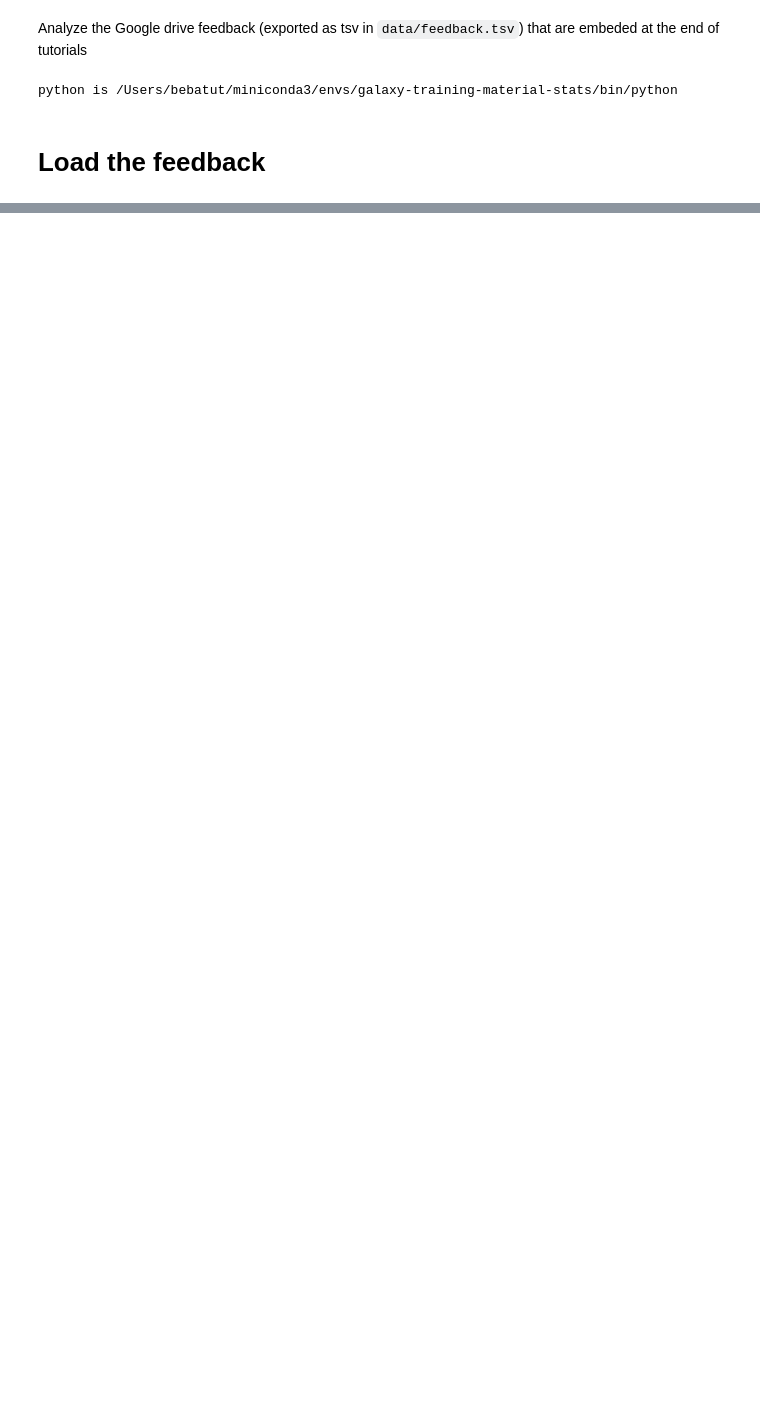
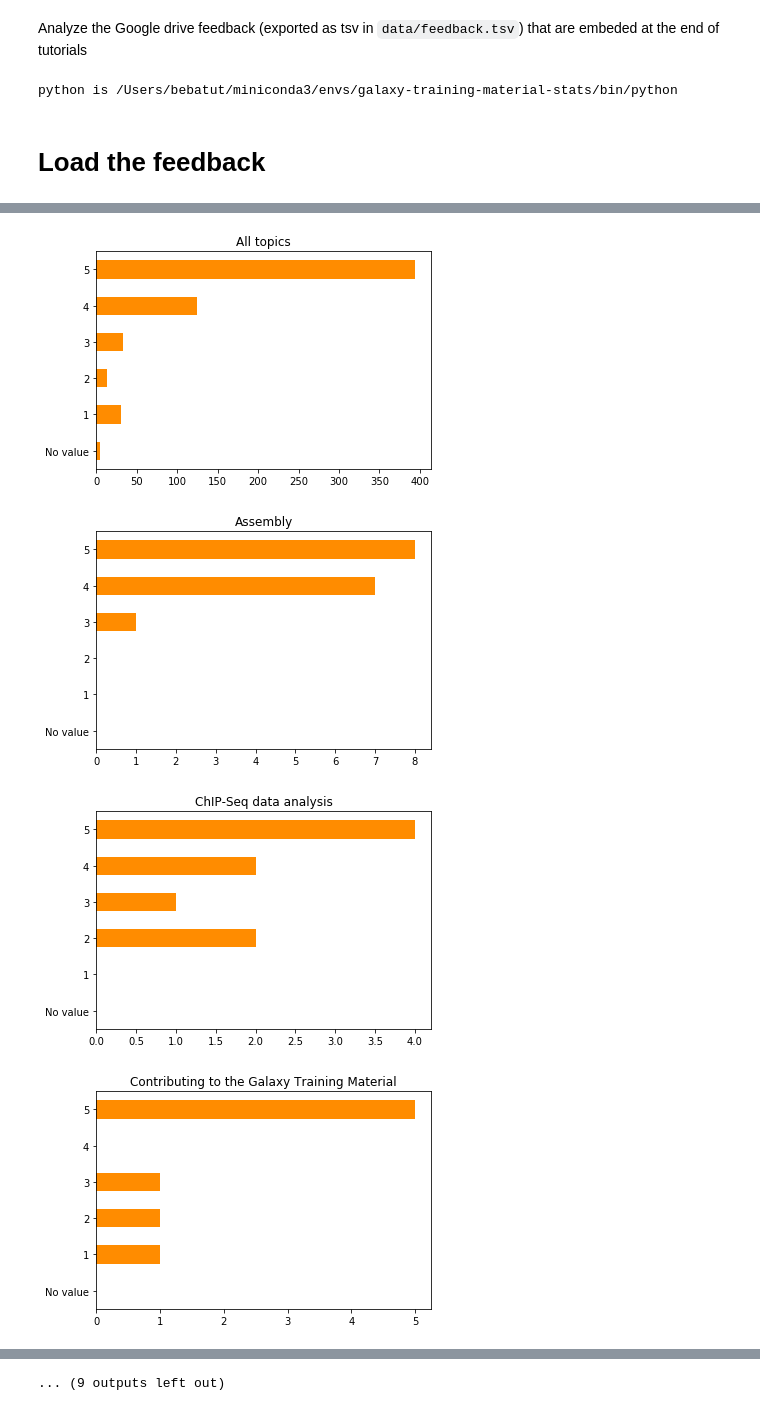
Before and after one commit to bebatut/galaxy-training-material-stats, a Jupyter notebook: src/analyze_feedback.ipynb, the cells around one changed output, grey strips where cells are left out. Drawn from its saved outputs; the diff is of its cells as text; code cells hidden in the pictures; blank space fills up the shorter version.

Commit message:
Update feedback on 16.09.19

```diff
--- a/src/analyze_feedback.ipynb
+++ b/src/analyze_feedback.ipynb
@@ -270,0 +57,13 @@ TypeError: Empty 'DataFrame': no numeric data to plot
+# %%
+def get_notes(df, name):
+    '''Aggregage the notes
+
+    :df: dataframe with all feedbacks
+
+    :return: dataframe object with aggregated notes
+    '''
+    notes = df.note.value_counts(sort=False).to_frame()
+    notes = notes.rename(columns= {'note': name})
+    return notes
+# %%
+notes = get_notes(df, 'All topics')
@@ -270,0 +127,7 @@ TypeError: Empty 'DataFrame': no numeric data to plot
+# %%
+grouped_by_topic = df.groupby(by="topic")
+for topic in grouped_by_topic.groups:
+    print(topic)
+    topic_df, notes = get_topic_df(grouped_by_topic, topic, notes)
+    topic_name = topic.lower().replace(' ', '-')
+    extract_tutorial_feedbacks(topic_df, topic_name)
@@ -270,0 +159,14 @@ TypeError: Empty 'DataFrame': no numeric data to plot
+# %%
+def plot_note_histogram(s, title):
+    s.plot(kind='barh', color='DarkOrange', ylim=(0,5), title=title)
+    plt.show()
+# %%
+notes = notes.fillna(0.0).astype(int)
+notes = notes.rename(index = {0: 'No value'})
+for col in notes.columns:
+    plot_note_histogram(notes[col], col)
+# %% [output]
+[figure, added]
+[figure, added]
+[figure, added]
+[figure, added]
@@ -270,0 +181 @@ TypeError: Empty 'DataFrame': no numeric data to plot
+... (9 outputs left out)
```
Also changed, not shown: parts of 55 cells of this notebook, 20 other files.
